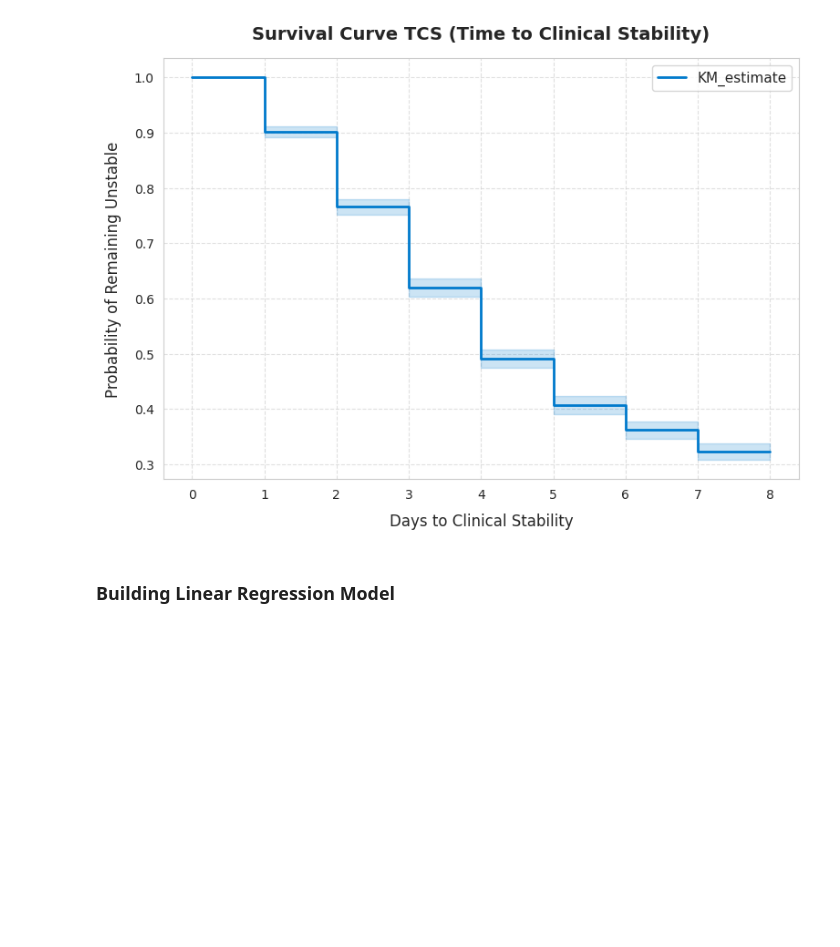
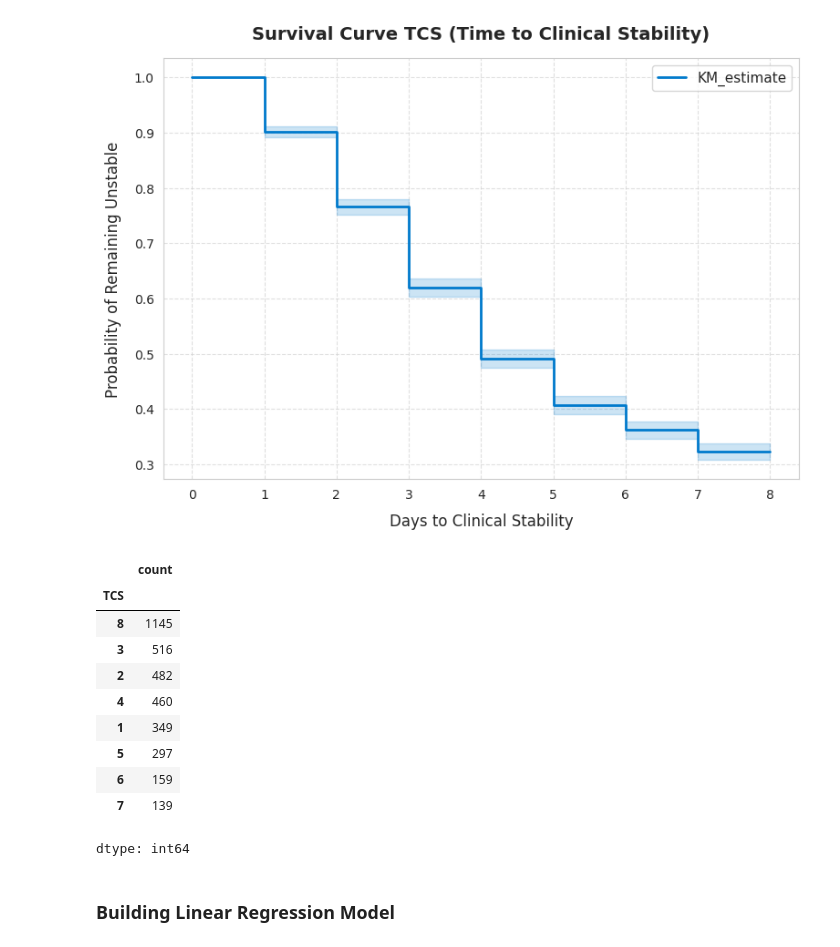
Before and after one commit to Kadin20031/TeamData_Mini_Project_DS450, a Jupyter notebook: CAPO and Time to Clinical Stability/TCS_Models.ipynb, the cells around one changed output. Saved outputs shown, nothing was run; the diff lists cells and outputs as text; code cells hidden in the pictures; blank space fills up the shorter version.

```diff
--- a/CAPO and Time to Clinical Stability/TCS_Models.ipynb
+++ b/CAPO and Time to Clinical Stability/TCS_Models.ipynb
@@ -87,6 +87,21 @@ plt.legend(fontsize=11, loc="best")
 plt.show()
 # %% [output]
 [figure]
+# %%
+# Showing distribution of TCS
+df['TCS'].value_counts()
+# %% [output]
+|  | count |
+| TCS |  |
+| 8 | 1145 |
+| 3 | 516 |
+| 2 | 482 |
+| 4 | 460 |
+| 1 | 349 |
+| 5 | 297 |
+| 6 | 159 |
+| 7 | 139 |
+dtype: int64
 # %% [markdown]
 ### Building Linear Regression Model
 # %%
```
Also changed, not shown: parts of 3 cells of this notebook.
